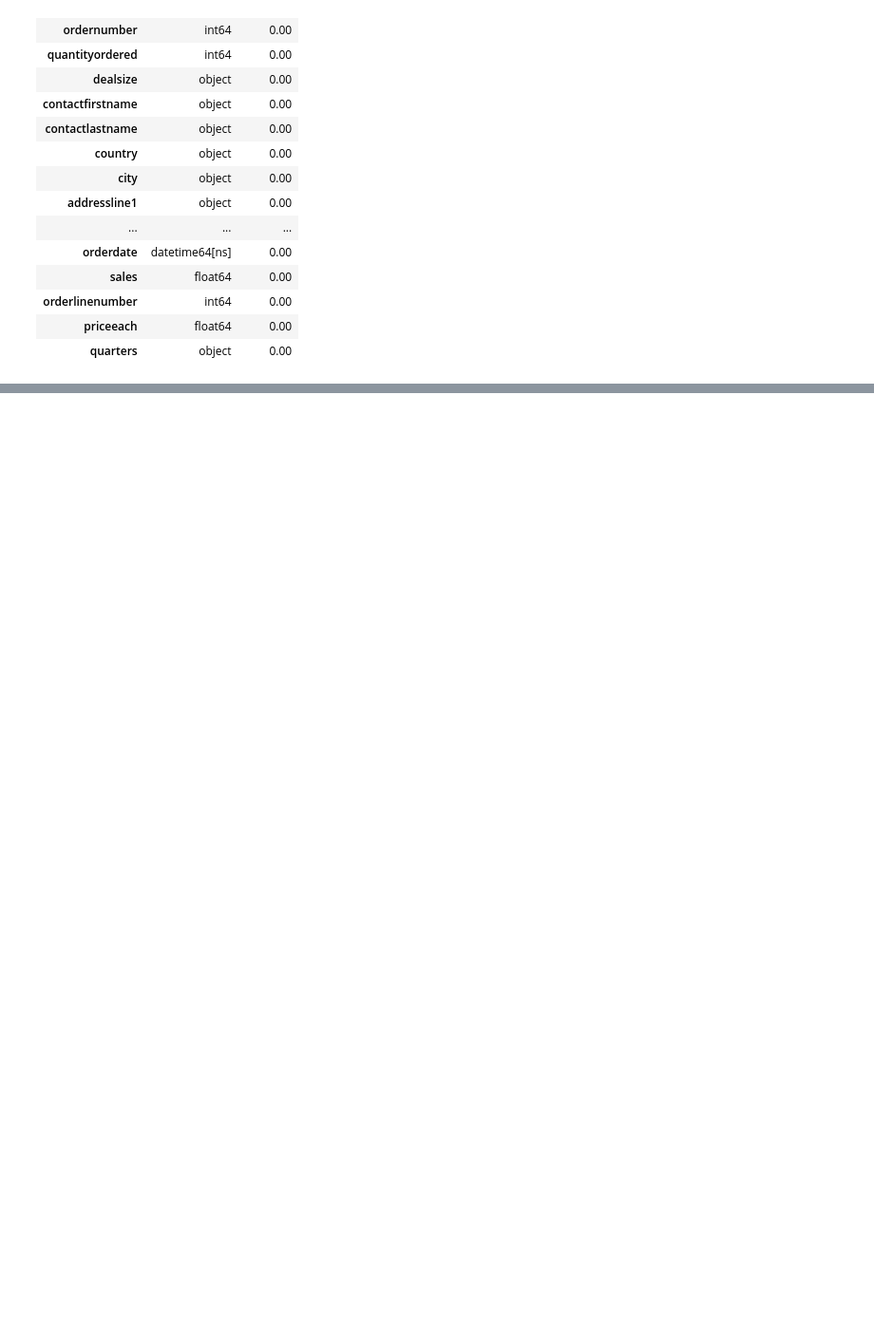
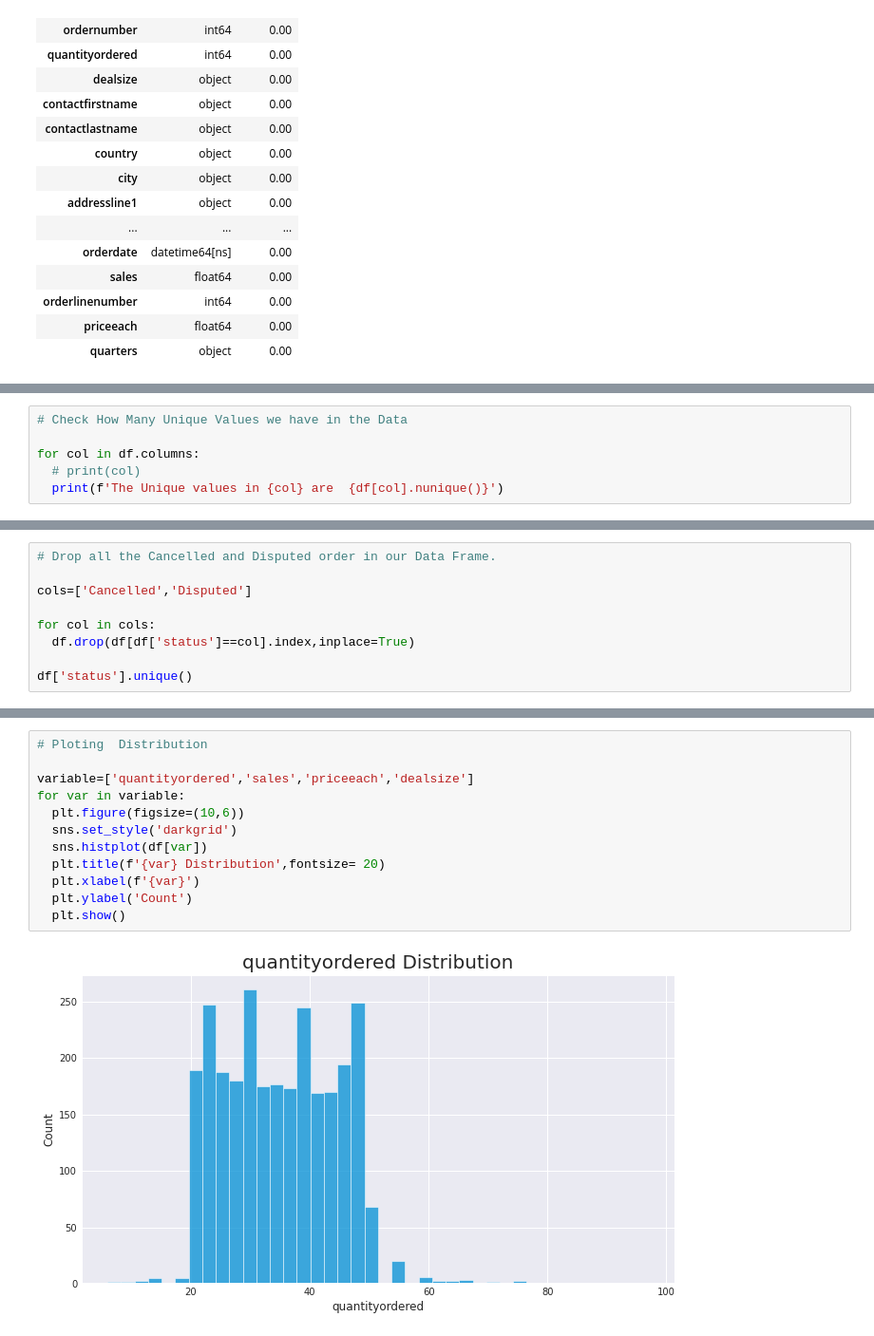
Before and after one commit to NUELBUNDI/PDS_PROJECT, a Jupyter notebook: PDS_PROJECT.ipynb, the cells around one changed output, grey strips where cells are left out. Shown at 95% size. Cells and saved outputs as stored; diff of their text form; blank space fills up the shorter version.

```diff
--- a/PDS_PROJECT.ipynb
+++ b/PDS_PROJECT.ipynb
@@ -131,0 +158,6 @@ mn.matrix(df)
+# %%
+# Check How Many Unique Values we have in the Data
+
+for col in df.columns:
+  # print(col)
+  print(f'The Unique values in {col} are  {df[col].nunique()}')
@@ -131,0 +205,9 @@ mn.matrix(df)
+# %%
+# Drop all the Cancelled and Disputed order in our Data Frame.
+
+cols=['Cancelled','Disputed']
+
+for col in cols:
+  df.drop(df[df['status']==col].index,inplace=True)
+
+df['status'].unique()
@@ -131,0 +222,14 @@ mn.matrix(df)
+# %%
+# Ploting  Distribution
+
+variable=['quantityordered','sales','priceeach','dealsize']
+for var in variable:
+  plt.figure(figsize=(10,6))
+  sns.set_style('darkgrid')
+  sns.histplot(df[var])
+  plt.title(f'{var} Distribution',fontsize= 20)
+  plt.xlabel(f'{var}')
+  plt.ylabel('Count')
+  plt.show()
+# %% [output]
+[figure, added]
```
Also changed, not shown: parts of 27 cells of this notebook.
